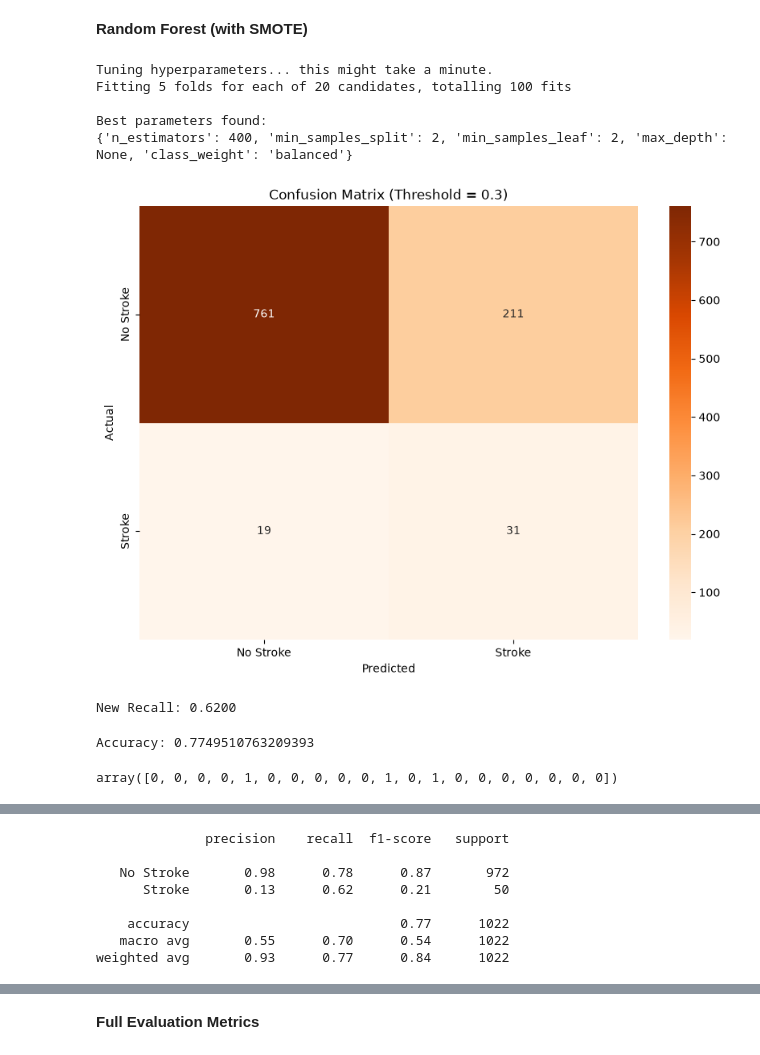
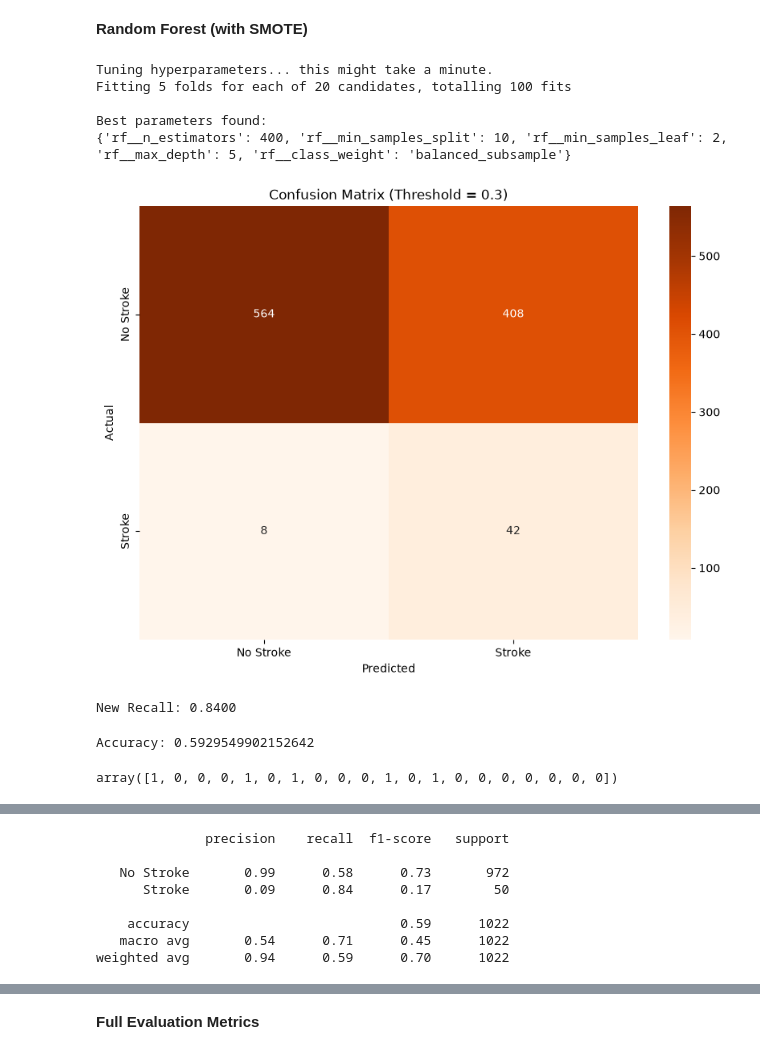
Before and after one commit to bn1ce/stroke_prediction, a Jupyter notebook: Random_Forest.ipynb, the cells around one changed output, grey strips where cells are left out. Cells and saved outputs as stored; diff of their text form; code cells hidden in the pictures.

Commit message:
Implement pipeline to rf

```diff
--- a/Random_Forest.ipynb
+++ b/Random_Forest.ipynb
@@ -23,9 +24,9 @@ RANDOM_STATE = 42
 # %% [markdown]
 **Load Dataset**
 # %%
-df = pd.read_csv("C:/Users/user/Downloads/healthcare-dataset-stroke-data.csv")
+# df = pd.read_csv("C:/Users/user/Downloads/healthcare-dataset-stroke-data.csv")
 
-# df = pd.read_csv("/healthcare-dataset-stroke-data.csv")
+df = pd.read_csv("/healthcare-dataset-stroke-data.csv")
 df.sample(5)
 # %% [output]
 |  | id | gender | age | hypertension | heart_disease | ever_married | work_type | Residence_type | ... |
@@ -461,81 +460,92 @@ a standard trade-off for tabular clinical data of this size (~5,000 records).
 # %% [markdown]
 **Random Forest (with SMOTE)**
 # %%
-# 1. Define the grid of hyperparameters to test
+# 1. Create a pipeline with SMOTE and Random Forest
+# SMOTE is a step INSIDE the pipeline, not a separate pre-computed array — this is what keeps it
+# confined to each CV fold's training portion during the search below.
+pipeline = ImbPipeline(steps=[
+    ('smote', SMOTE(random_state=RANDOM_STATE)),
+    ('rf', RandomForestClassifier(random_state=RANDOM_STATE, n_jobs=-1))
+])
+
+# 2. Define the grid of hyperparameters (note the 'rf__' prefix, required since 'rf' is a named
+#    step inside the pipeline rather than a standalone estimator)
 param_distributions = {
-    'n_estimators': [100, 200, 300, 400],
-    'max_depth': [5, 8, 12, 15, None],
-    'min_samples_split': [2, 5, 10],
-    'min_samples_leaf': [1, 2, 4],
-    'class_weight': [None, 'balanced']
+    'rf__n_estimators': [100, 200, 300, 400],
+    'rf__max_depth': [5, 8, 12, 15, None],
+    'rf__min_samples_split': [2, 5, 10],
+    'rf__min_samples_leaf': [1, 2, 4],
+    'rf__class_weight': [None, 'balanced', 'balanced_subsample']
 }
 
-# 2. Set up the base Random Forest and the random search
-rf_base = RandomForestClassifier(random_state=RANDOM_STATE, n_jobs=-1)
-
+# 3. Set up the random search using the pipeline
 rf_search = RandomizedSearchCV(
-    estimator=rf_base,
+    estimator=pipeline,
     param_distributions=param_distributions,
-    n_iter=20,            # Tests 20 random combinations
-    cv=5,                 # 5-fold cross-validation
-    scoring='f1',         # Optimizes for finding stroke cases
+    n_iter=20,
+    cv=5,
+    scoring='recall',   # Focus explicitly on recall to catch strokes
     random_state=RANDOM_STATE,
     n_jobs=-1,
     verbose=1
 )
 
-# 3. Fit the search on your SMOTE training data
+# 4. Fit the search on the ORIGINAL scaled training data (NOT X_train_resampled) —
+#    SMOTE is applied fresh inside each fold by the pipeline itself during this .fit() call.
 print("Tuning hyperparameters... this might take a minute.")
-rf_search.fit(X_train_resampled, y_train_resampled)
+rf_search.fit(X_train_scaled, y_train)
 
-# 4. Save the best model back to your original variable name
-rf_model = rf_search.best_estimator_
+# 5. Extract the best Random Forest model from the pipeline
+best_pipeline = rf_search.best_estimator_
+rf_model = best_pipeline.named_steps['rf']
 print(f"\nBest parameters found:\n{rf_search.best_params_}")
 
 # --- APPLY CUSTOM THRESHOLD ---
+# (unchanged from before — rf_model is already fitted, via the pipeline's internal SMOTE step,
+#  on resampled training folds; X_test_scaled was never touched by SMOTE at any point)
 
 # 1. Get the raw probabilities for the stroke class (Class 1)
 y_pred_proba = rf_model.predict_proba(X_test_scaled)[:, 1]
 
 # 2. Set a custom, lower threshold (e.g., 30% instead of 50%)
 custom_threshold = 0.30
 
 # 3. Create new predictions based on this threshold
 y_pred_lower_threshold = (y_pred_proba >= custom_threshold).astype(int)
 
 # 4. Check the new confusion matrix
 cm_new = confusion_matrix(y_test, y_pred_lower_threshold)
 
 plt.figure(figsize=(10,7))
 sns.heatmap(cm_new, annot=True, fmt='d', cmap='Oranges',
             xticklabels=['No Stroke', 'Stroke'],
             yticklabels=['No Stroke', 'Stroke'])
 plt.xlabel('Predicted')
 plt.ylabel('Actual')
 plt.title(f'Confusion Matrix (Threshold = {custom_threshold})')
 plt.show()
 
 print(f"New Recall: {recall_score(y_test, y_pred_lower_threshold):.4f}")
 
-# 5. Overwrite y_pred so the rest of your notebook uses these new results!
+# 5. Overwrite y_pred so the rest of the notebook uses these new results
 y_pred = y_pred_lower_threshold
 # %% [output]
 Tuning hyperparameters... this might take a minute.
 Fitting 5 folds for each of 20 candidates, totalling 100 fits
 
 Best parameters found:
-{'n_estimators': 400, 'min_samples_split': 2, 'min_samples_leaf': 2, 'max_depth': None, 'class_weight': 'balanced'}
+{'rf__n_estimators': 400, 'rf__min_samples_split': 10, 'rf__min_samples_leaf': 2, 'rf__max_depth': 5, 'rf__class_weight': 'balanced_subsample'}
-[figure, old version]
+[figure, new version]
-New Recall: 0.6200
+New Recall: 0.8400
 # %%
 accuracy = accuracy_score(y_test, y_pred)
 print("Accuracy:", accuracy)
 # %% [output]
-Accuracy: 0.7749510763209393
+Accuracy: 0.5929549902152642
 # %%
 y_pred[:20]
 # %% [output]
-array([0, 0, 0, 0, 1, 0, 0, 0, 0, 0, 1, 0, 1, 0, 0, 0, 0, 0, 0, 0])
+array([1, 0, 0, 0, 1, 0, 1, 0, 0, 0, 1, 0, 1, 0, 0, 0, 0, 0, 0, 0])
 # %%
 y_test[:20]
 # %% [output]
@@ -561,12 +571,12 @@ print(classification_report(y_test, y_pred, target_names=['No Stroke','Stroke'])
 # %% [output]
               precision    recall  f1-score   support
 
-   No Stroke       0.98      0.78      0.87       972
-      Stroke       0.13      0.62      0.21        50
+   No Stroke       0.99      0.58      0.73       972
+      Stroke       0.09      0.84      0.17        50
 
-    accuracy                           0.77      1022
-   macro avg       0.55      0.70      0.54      1022
-weighted avg       0.93      0.77      0.84      1022
+    accuracy                           0.59      1022
+   macro avg       0.54      0.71      0.45      1022
+weighted avg       0.94      0.59      0.70      1022
 # %%
 cm = confusion_matrix(y_test, y_pred)
 
```
Also changed, not shown: parts of 9 cells of this notebook, 4 other files.
